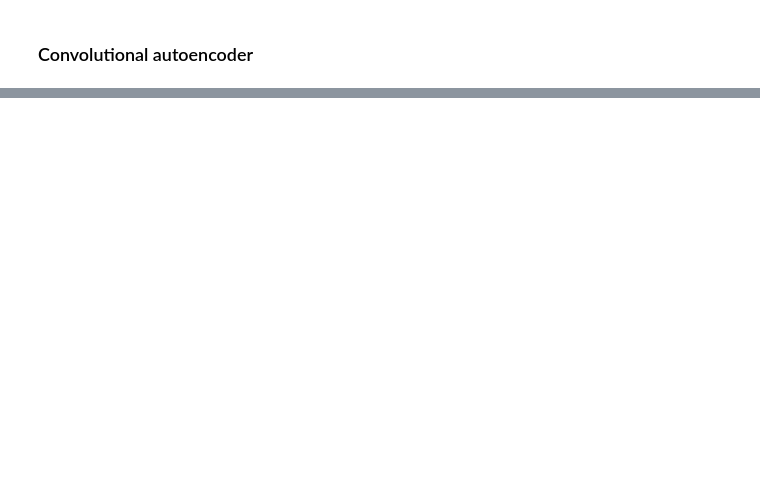
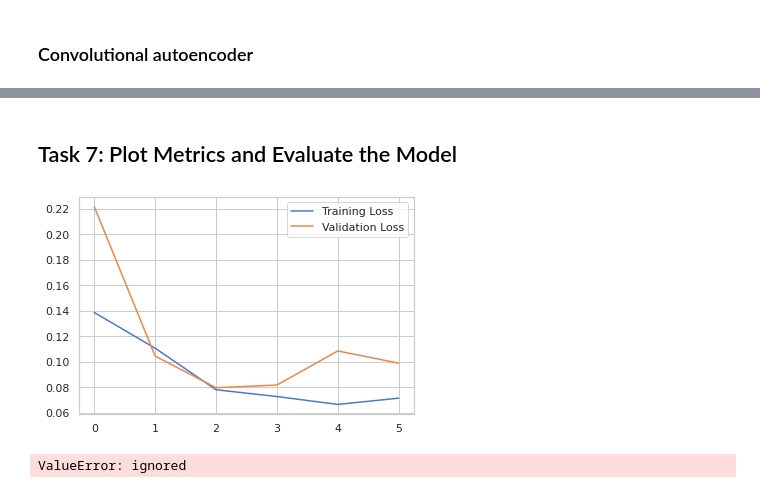
Before and after one commit to kevinpulido89/ML, a Jupyter notebook: Building AutoEncoders.ipynb, the cells around one changed output, grey strips where cells are left out. Drawn from its saved outputs; the diff is of its cells as text; code cells hidden in the pictures; blank space fills up the shorter version.

```diff
--- a/Building AutoEncoders.ipynb
+++ b/Building AutoEncoders.ipynb
@@ -710,0 +616,5 @@ print('Tensorflow version:', tf.__version__)
+# %%
+time_steps = 30
+
+X_train, y_train = create_sequences(train[['Close']], train.Close, time_steps) # Atencion al doble parentesis del Train[['Close']]
+X_test, y_test = create_sequences(test[['Close']], test.Close, time_steps)
@@ -710,0 +632,17 @@ print('Tensorflow version:', tf.__version__)
+# %%
+timesteps = X_train.shape[1] # 30
+num_features = X_train.shape[2] # 1
+# %%
+model = Sequential(name='LSTM_AutoEncoder', layers=[
+
+        LSTM(128, input_shape=(timesteps, num_features), recurrent_dropout=0.2),
+        Dropout(0.2),
+        RepeatVector(timesteps),
+        LSTM(128, return_sequences=True, recurrent_dropout=0.2),
+        Dropout(0.2),
+        TimeDistributed(Dense(num_features))
+])
+
+model.compile(optimizer='Adam', loss='mae') #metrics=['Accuracy']
+
+model.summary()
@@ -710,0 +669,9 @@ print('Tensorflow version:', tf.__version__)
+# %%
+eStop = tf.keras.callbacks.EarlyStopping(monitor='val_loss', patience=3, mode='min')
+
+history = model.fit(X_train, y_train,
+                    epochs=20,
+                    batch_size=32,
+                    validation_split=0.1,
+                    callbacks=[eStop],
+                    shuffle = False)
@@ -710,0 +691,29 @@ print('Tensorflow version:', tf.__version__)
+# %% [markdown]
+## Task 7: Plot Metrics and Evaluate the Model
+# %%
+plt.plot(history.history['loss'], label='Training Loss')
+plt.plot(history.history['val_loss'], label='Validation Loss')
+plt.legend()
+plt.show()
+# %% [output]
+[figure, added]
+# %%
+from sklearn import metrics
+
+# Constants
+C="Car"
+F="Motor"
+H="person"
+
+# True values
+y_true = [C,C,C,C,C,C, F,F,F,F,F,F,F,F,F,F, H,H,H,H,H,H,H,H,H]
+# Predicted values
+y_pred = [C,C,C,C,H,F, C,C,C,C,C,C,H,H,F,F, C,C,C,H,H,H,H,H,H]
+
+# Print the confusion matrix
+print(metrics.confusion_matrix(y_true, y_pred))
+
+# Print the precision and recall, among other metrics
+print(metrics.classification_report(y_true, y_pred, digits=3))
+# %% [output]
+ValueError: ignored
```
Also changed, not shown: parts of 50 cells of this notebook.
